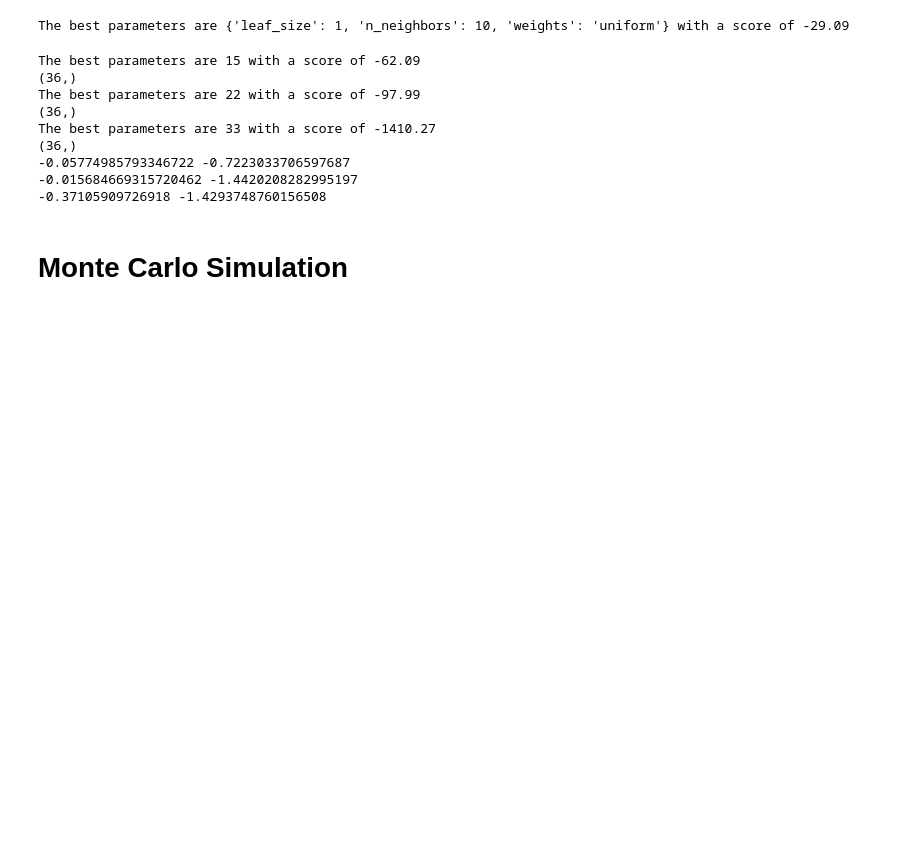
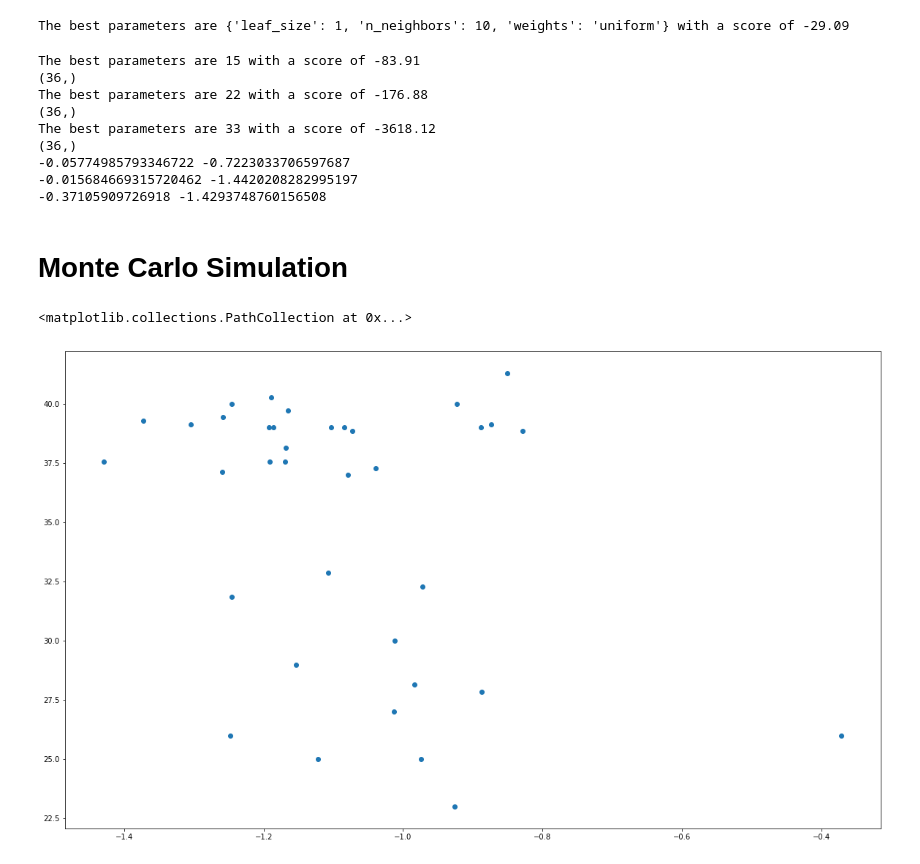
Before and after one commit to JLMarin64/Capstone, a Jupyter notebook: pregnancy_cfRNA/Capstone Exploratory Analysis3.ipynb, the cells around one changed output. Cells and saved outputs as stored; diff of their text form; code cells hidden in the pictures; blank space fills up the shorter version.

```diff
--- a/pregnancy_cfRNA/Capstone Exploratory Analysis3.ipynb
+++ b/pregnancy_cfRNA/Capstone Exploratory Analysis3.ipynb
@@ -761,7 +767,7 @@ from sklearn.model_selection import cross_val_score
 chosenFeat3=list(test3.nlargest(avgnum3).index)
 X_test3 = X2_train_normalized[chosenFeat3]
 
-scores =cross_val_score(reg, X_test3, y2_train_regressor, cv=10, scoring = "explained_variance")
+scores =cross_val_score(reg, X_test3, y2_train_regressor, cv=10, scoring = "r2")
 regfit = reg.fit(X_test3,y2_train_regressor)
 
 coeff3 = np.sign(regfit.coef_)
@@ -775,7 +781,7 @@ X_test4 = X2_train_normalized[chosenFeat3]
 
 reg = LinearRegression()
 
-scores =cross_val_score(reg, X_test4, y2_train_regressor, cv=10, scoring = "explained_variance")
+scores =cross_val_score(reg, X_test4, y2_train_regressor, cv=10, scoring = "r2")
 regfit = reg.fit(X_test4,y2_train_regressor)
 
 coeff4 = np.sign(regfit.coef_)
@@ -789,7 +795,7 @@ X_test5 = X2_train_normalized[chosenFeat3]
 
 reg = LinearRegression()
 
-scores =cross_val_score(reg, X_test5, y2_train_regressor, cv=10, scoring = "explained_variance")
+scores =cross_val_score(reg, X_test5, y2_train_regressor, cv=10, scoring = "r2")
 regfit = reg.fit(X_test5,y2_train_regressor)
 
 coeff5 = np.sign(regfit.coef_)
@@ -801,11 +807,11 @@ print(max(x3),min(x3))
 print(max(x4),min(x4))
 print(max(x5),min(x5))
 # %% [output]
-The best parameters are 15 with a score of -62.09
+The best parameters are 15 with a score of -83.91
 (36,)
-The best parameters are 22 with a score of -97.99
+The best parameters are 22 with a score of -176.88
 (36,)
-The best parameters are 33 with a score of -1410.27
+The best parameters are 33 with a score of -3618.12
 (36,)
 -0.05774985793346722 -0.7223033706597687
 -0.015684669315720462 -1.4420208282995197
@@ -818,10 +825,13 @@ The best parameters are 33 with a score of -1410.27
 # %% [markdown]
 # Monte Carlo Simulation
 # %%
-#import matplotlib.pyplot as plt
+import matplotlib.pyplot as plt
 
-#plt.scatter(X2_train_normalized['MPO']-X2_train_normalized['MMD'] - X2_train_normalized['P2RY12'], y2_train_regressor )
-#print(X2_train_normalized['MPO']-X2_train_normalized['MMD'] - X2_train_normalized['P2RY12'], y2_train_regressor)
+plt.scatter(x5, y2_train_regressor )
+# print(x5, y2_train_regressor)
+# %% [output]
+<matplotlib.collections.PathCollection at 0x...>
+[figure, added]
 # %%
 #import matplotlib.pyplot as plt
 #import numpy as np
```
Also changed, not shown: parts of 9 cells of this notebook, 2 other files.
